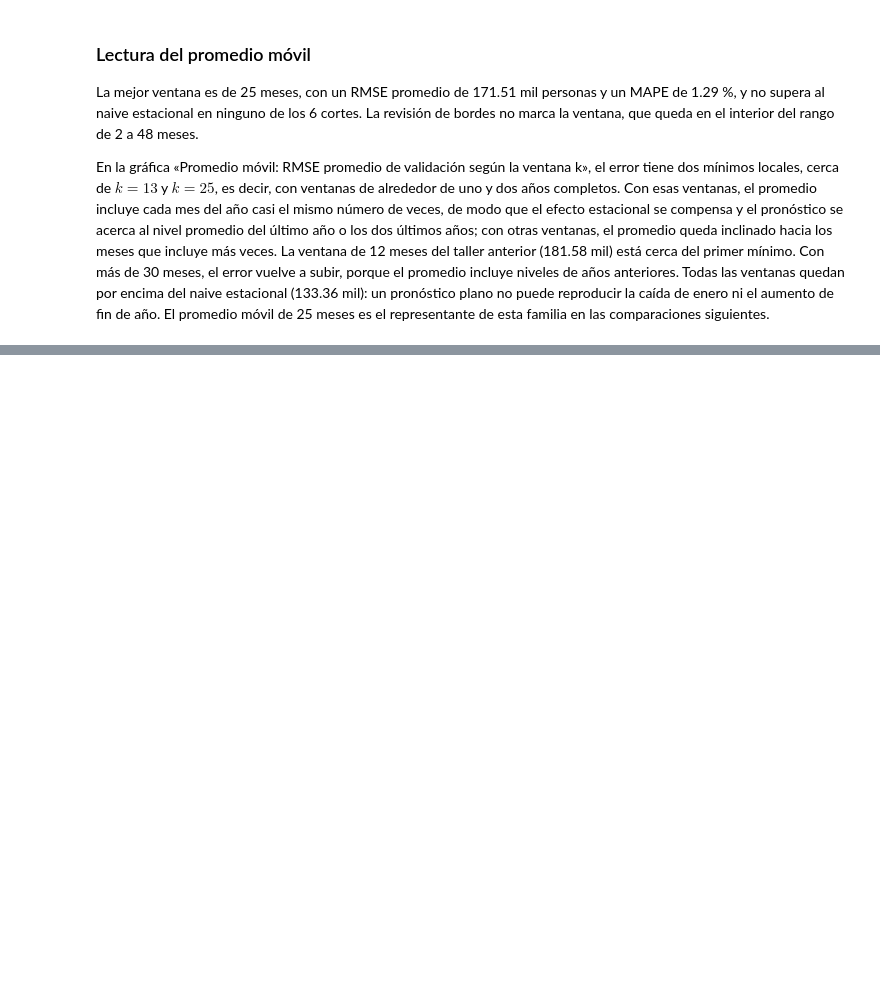
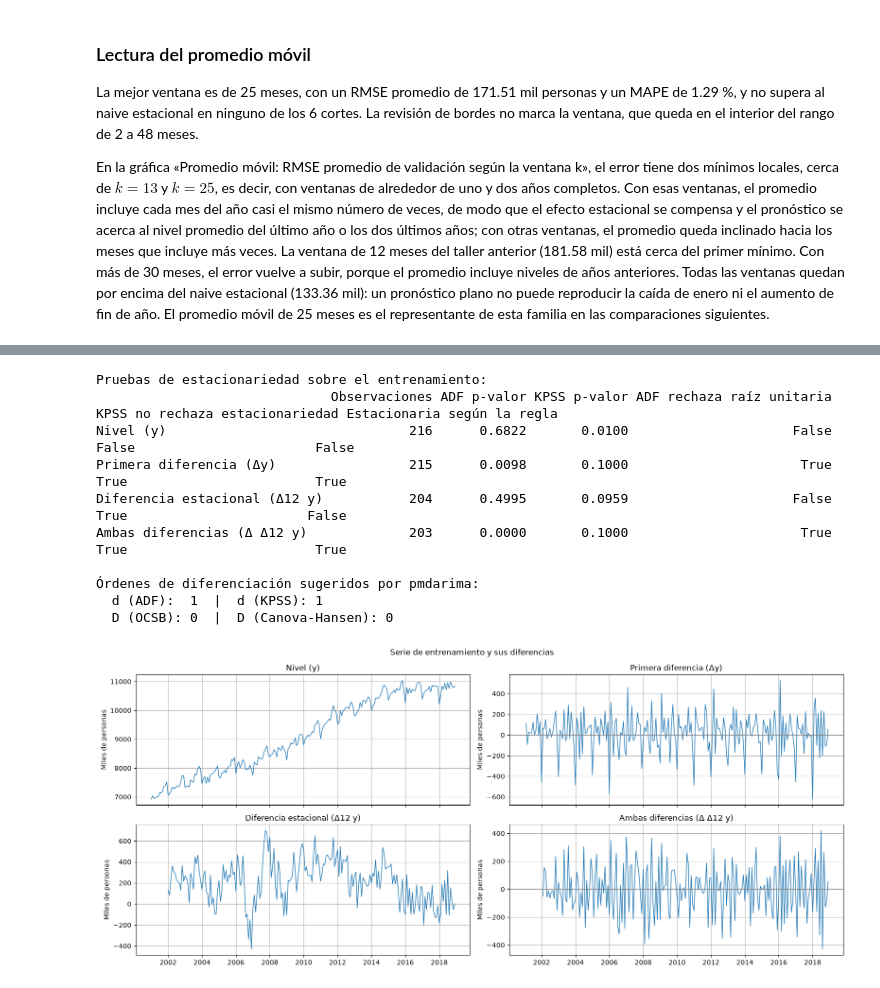
Before and after one commit to juanestebancg2806/ml3-time-series-forecasting, a Jupyter notebook: taller2/taller2_pronostico_ocupados.ipynb, the cells around one changed output, grey strips where cells are left out. Saved outputs shown, nothing was run; the diff lists cells and outputs as text; code cells hidden in the pictures; blank space fills up the shorter version.

```diff
--- a/taller2/taller2_pronostico_ocupados.ipynb
+++ b/taller2/taller2_pronostico_ocupados.ipynb
@@ -2369,0 +2363,65 @@ Estos modelos, junto con los 25 del taller anterior, pasan a la comparación en
+# %%
+# Serie de entrenamiento y sus diferencias (se eliminan los valores iniciales que la diferencia deja vacíos)
+transformaciones = {
+    "Nivel (y)": train,
+    "Primera diferencia (Δy)": train.diff().dropna(),
+    "Diferencia estacional (Δ12 y)": train.diff(12).dropna(),
+    "Ambas diferencias (Δ Δ12 y)": train.diff(12).diff().dropna(),
+}
+
+
+def pruebas_estacionariedad(serie, alfa=0.05):
+    """Pruebas ADF (H0: raíz unitaria) y KPSS (H0: estacionariedad) con la regla de decisión de la sección.
+
+    KPSS solo tabula p-valores entre 0.01 y 0.10: fuera de ese rango devuelve el extremo y emite un
+    aviso, que se silencia porque la decisión con un nivel de 0.05 no cambia. result_object=False
+    mantiene el resultado como tupla, que es el comportamiento actual de statsmodels.
+    """
+    p_adf = adfuller(serie, regression="c", autolag="AIC", result_object=False)[1]
+    with warnings.catch_warnings():
+        warnings.simplefilter("ignore", InterpolationWarning)
+        p_kpss = kpss(serie, regression="c", nlags="auto", result_object=False)[1]
+    return {
+        "Observaciones": len(serie),
+        "ADF p-valor": p_adf,
+        "KPSS p-valor": p_kpss,
+        "ADF rechaza raíz unitaria": p_adf < alfa,
+        "KPSS no rechaza estacionariedad": p_kpss >= alfa,
+        "Estacionaria según la regla": (p_adf < alfa) and (p_kpss >= alfa),
+    }
+
+
+tabla_estacionariedad = pd.DataFrame({nombre: pruebas_estacionariedad(serie)
+                                      for nombre, serie in transformaciones.items()}).T
+print("Pruebas de estacionariedad sobre el entrenamiento:")
+print(tabla_estacionariedad.to_string(formatters={"ADF p-valor": "{:.4f}".format, "KPSS p-valor": "{:.4f}".format}))
+
+# Órdenes sugeridos por pmdarima: d con ADF y KPSS, y D con las pruebas estacionales OCSB y Canova-Hansen
+print("\nÓrdenes de diferenciación sugeridos por pmdarima:")
+print(f"  d (ADF):  {ndiffs(train, test='adf')}  |  d (KPSS): {ndiffs(train, test='kpss')}")
+print(f"  D (OCSB): {nsdiffs(train, m=12, test='ocsb')}  |  D (Canova-Hansen): {nsdiffs(train, m=12, test='ch')}")
+
+# Gráfica de la serie y de sus tres diferencias
+fig, axes = plt.subplots(2, 2, figsize=(16, 7), sharex=True)
+for ax, (nombre, serie) in zip(axes.flat, transformaciones.items()):
+    ax.plot(serie, linewidth=1)
+    if nombre != "Nivel (y)":
+        ax.axhline(0, color="gray", linewidth=0.8)
+    ax.set_title(nombre)
+    ax.set_ylabel("Miles de personas")
+    ax.grid()
+fig.suptitle("Serie de entrenamiento y sus diferencias")
+fig.tight_layout()
+plt.show()
+# %% [output]
+Pruebas de estacionariedad sobre el entrenamiento:
+                              Observaciones ADF p-valor KPSS p-valor ADF rechaza raíz unitaria KPSS no rechaza estacionariedad Estacionaria según la regla
+Nivel (y)                               216      0.6822       0.0100                     False                           False                       False
+Primera diferencia (Δy)                 215      0.0098       0.1000                      True                            True                        True
+Diferencia estacional (Δ12 y)           204      0.4995       0.0959                     False                            True                       False
+Ambas diferencias (Δ Δ12 y)             203      0.0000       0.1000                      True                            True                        True
+
+Órdenes de diferenciación sugeridos por pmdarima:
+  d (ADF):  1  |  d (KPSS): 1
+  D (OCSB): 0  |  D (Canova-Hansen): 0
+[figure, added]
```
Also changed, not shown: parts of 22 cells of this notebook.
